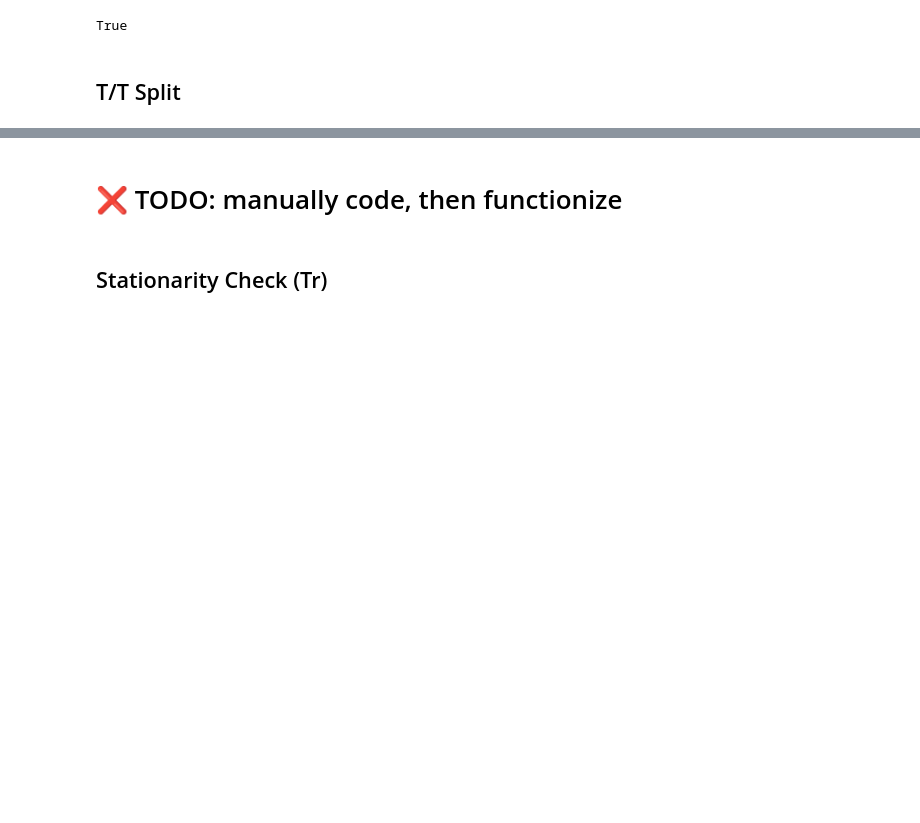
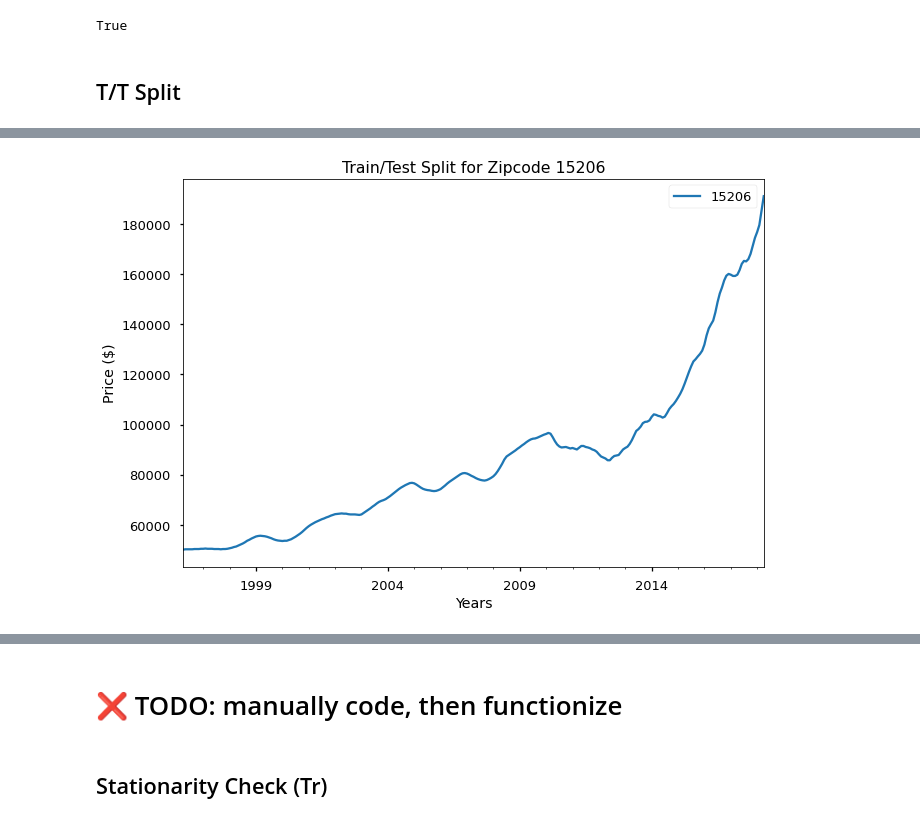
Before and after one commit to BenJMcCarty/Best_of_the_Burgh, a Jupyter notebook: workbooks/WIP_Main_Notebook.ipynb, the cells around one changed output, grey strips where cells are left out. Saved outputs shown, nothing was run; the diff lists cells and outputs as text; code cells hidden in the pictures; blank space fills up the shorter version.

Commit message:
Created train/test split function

```diff
--- a/workbooks/WIP_Main_Notebook.ipynb
+++ b/workbooks/WIP_Main_Notebook.ipynb
@@ -359,0 +350,4 @@ zipcode_data.shape
+# %%
+## Testing first zipcode from dictionary
+zipcode_val = zipcodes_dict[15206].copy()
+zipcode_val
@@ -360 +368,13 @@ zipcode_data.shape
+# %%
+## Plotting first zipcode to test
+
+fig, ax = plt.subplots()
+ax = zipcode_val.plot()
+ax.legend()
+ax.set_xlabel('Years')
+ax.set_ylabel('Price ($)')
+ax.set_title(f'Train/Test Split for Zipcode {zipcode_val.name}')
+plt.show()
+# %% [output]
+[figure, added]
 # %%
```
Also changed, not shown: parts of 12 cells of this notebook.
